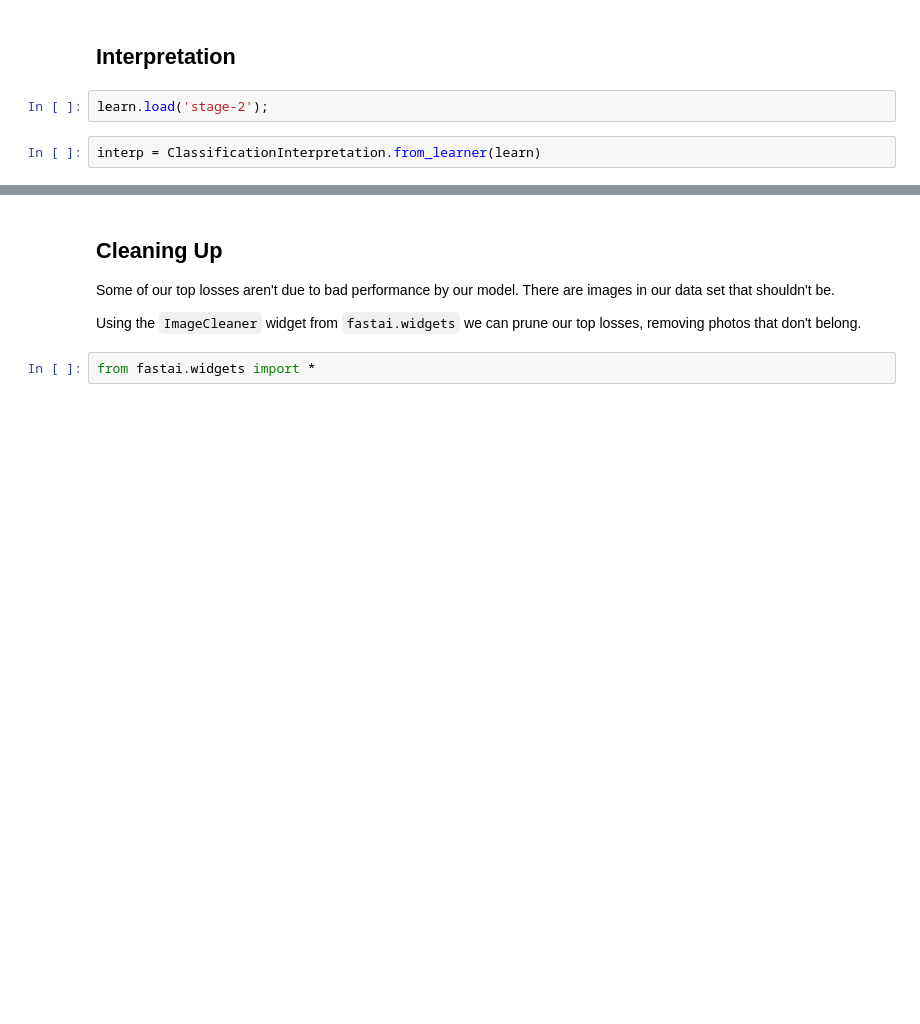
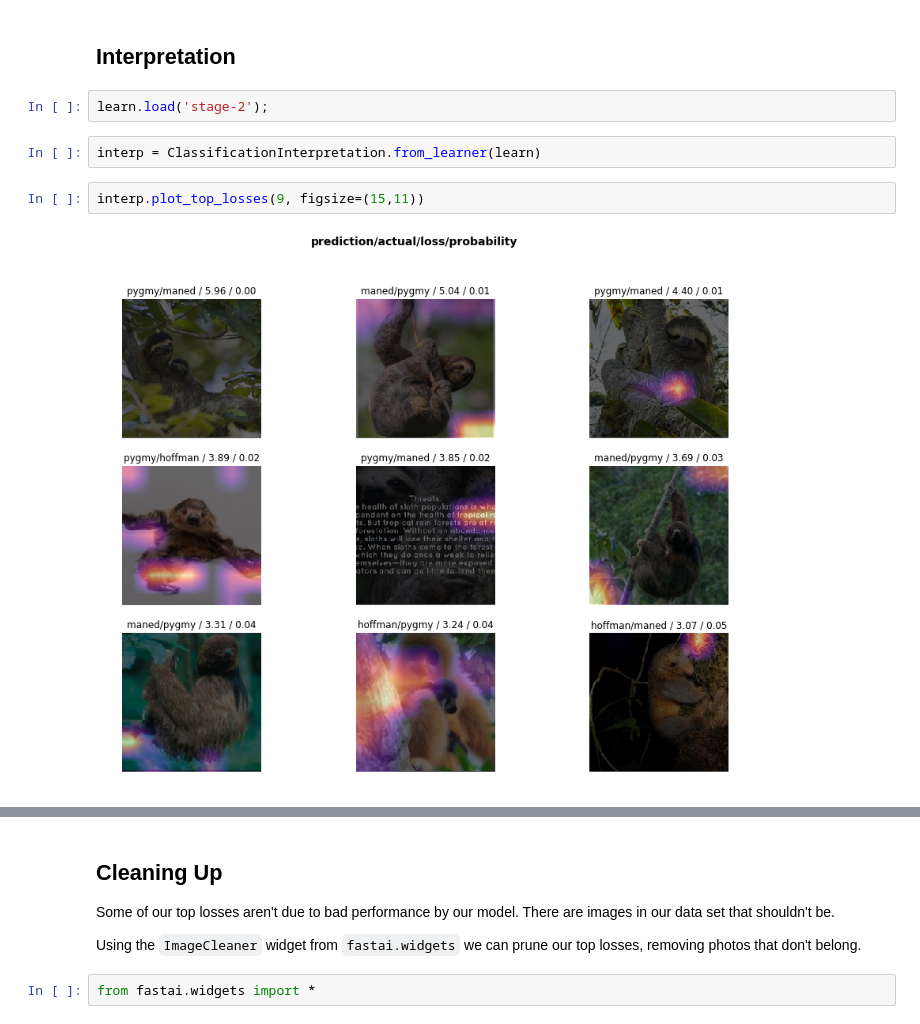
Before and after one commit to simonwoodhead/course-v3, a Jupyter notebook: nbs/dl1/lesson2-download-homework.ipynb, the cells around one changed output, grey strips where cells are left out. Drawn from its saved outputs; the diff is of its cells as text; blank space fills up the shorter version.

```diff
--- a/nbs/dl1/lesson2-download-homework.ipynb
+++ b/nbs/dl1/lesson2-download-homework.ipynb
@@ -211,6 +191,10 @@ learn.save('stage-2')
 learn.load('stage-2');
 # %%
 interp = ClassificationInterpretation.from_learner(learn)
+# %%
+interp.plot_top_losses(9, figsize=(15,11))
+# %% [output]
+[figure, added]
 # %%
 interp.plot_confusion_matrix()
 # %% [output]
```
Also changed, not shown: parts of 29 cells of this notebook, 4 other files.
